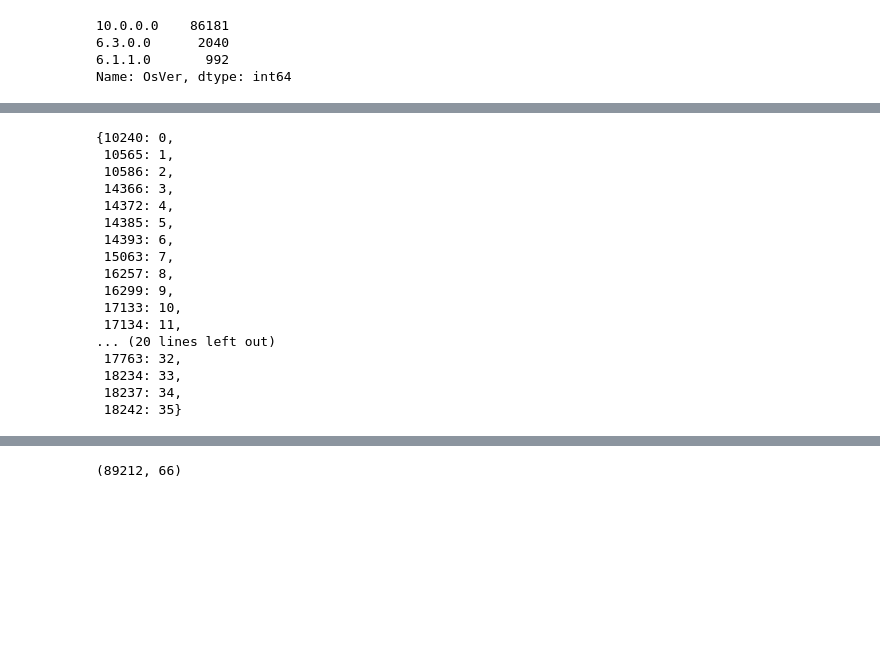
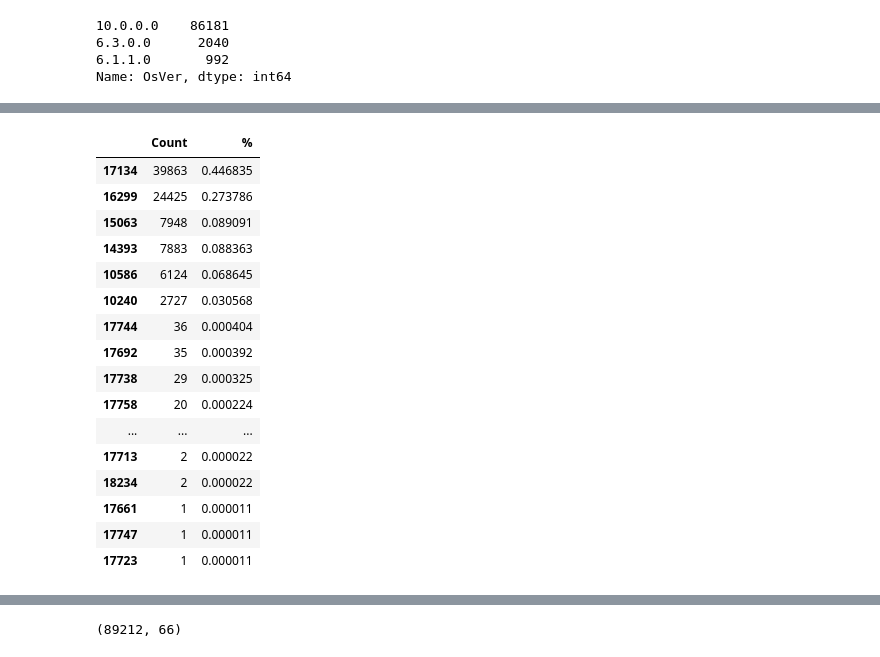
Before and after one commit to marco-riva/Capstone_2, a Jupyter notebook: notebooks/Feature_Engineering.ipynb, the cells around one changed output, grey strips where cells are left out. Cells and saved outputs as stored; diff of their text form; code cells hidden in the pictures; blank space fills up the shorter version.

```diff
--- a/notebooks/Feature_Engineering.ipynb
+++ b/notebooks/Feature_Engineering.ipynb
@@ -317,6 +251,3 @@ df.OsVer.value_counts()
 6.3.0.0      2040
 6.1.1.0       992
 Name: OsVer, dtype: int64
-# %%
-df.OsVer = df.OsVer.map({'10.0.0.0':3, '6.3.0.0':2, '6.1.1.0':1})
-df.OsVer.value_counts()
@@ -327,0 +254,3 @@ Name: OsVer, dtype: int64
+# %%
+df['OsVer_encoded'] = np.where(df.OsVer == '10.0.0.0', 1, 0)
+df['OsVer_encoded'].value_counts()
@@ -328,5 +261,5 @@ Name: OsVer, dtype: int64
 # %%
-df = df.rename(columns={'OsVer':'OsVer_encoded'})
+to_drop.append('OsVer')
 # %%
 df.Census_OSVersion.value_counts()
 # %% [output]
@@ -376,4 +318,4 @@ Counter({17134: 39863,
 # %%
-df['Census_OSVersion_encoded'] = [int(item[2]) for item in df.Census_OSVersion.str.split('.')]
-df['Census_OSVersion_encoded'].value_counts()
+df['Census_OSVersion_encoded'] = [item[2] for item in df.Census_OSVersion.str.split('.')]
+df[['Census_OSVersion', 'Census_OSVersion_encoded']]
 # %% [output]
@@ -397,24 +335,24 @@ Name: Census_OSVersion_encoded, dtype: int64
 # %%
-Census_OSVersion_encoded_mapper_key = df.groupby('Census_OSVersion_encoded').count().reset_index().reset_index()['Census_OSVersion_encoded'].tolist()
-Census_OSVersion_encoded_mapper_val = df.groupby('Census_OSVersion_encoded').count().reset_index().reset_index()['index'].tolist()
-Census_OSVersion_encoded_mapper = dict(zip(Census_OSVersion_encoded_mapper_key, Census_OSVersion_encoded_mapper_val))
-Census_OSVersion_encoded_mapper
+census_os_ver = pd.concat([df['Census_OSVersion_encoded'].value_counts(),
+    df['Census_OSVersion_encoded'].value_counts()/len(df['Census_OSVersion_encoded'])], axis=1)
+census_os_ver.columns=['Count', '%']
+census_os_ver.head(30)
 # %% [output]
-{10240: 0,
- 10565: 1,
- 10586: 2,
- 14366: 3,
- 14372: 4,
- 14385: 5,
- 14393: 6,
- 15063: 7,
- 16257: 8,
- 16299: 9,
- 17133: 10,
- 17134: 11,
-... (20 lines left out)
- 17763: 32,
- 18234: 33,
- 18237: 34,
- 18242: 35}
+|  | Count | % |
+| 17134 | 39863 | 0.446835 |
+| 16299 | 24425 | 0.273786 |
+| 15063 | 7948 | 0.089091 |
+| 14393 | 7883 | 0.088363 |
+| 10586 | 6124 | 0.068645 |
+| 10240 | 2727 | 0.030568 |
+| 17744 | 36 | 0.000404 |
+| 17692 | 35 | 0.000392 |
+| 17738 | 29 | 0.000325 |
+| 17758 | 20 | 0.000224 |
+| ... | ... | ... |
+| 17713 | 2 | 0.000022 |
+| 18234 | 2 | 0.000022 |
+| 17661 | 1 | 0.000011 |
+| 17747 | 1 | 0.000011 |
+| 17723 | 1 | 0.000011 |
 # %%
```
Also changed, not shown: parts of 56 cells of this notebook.
